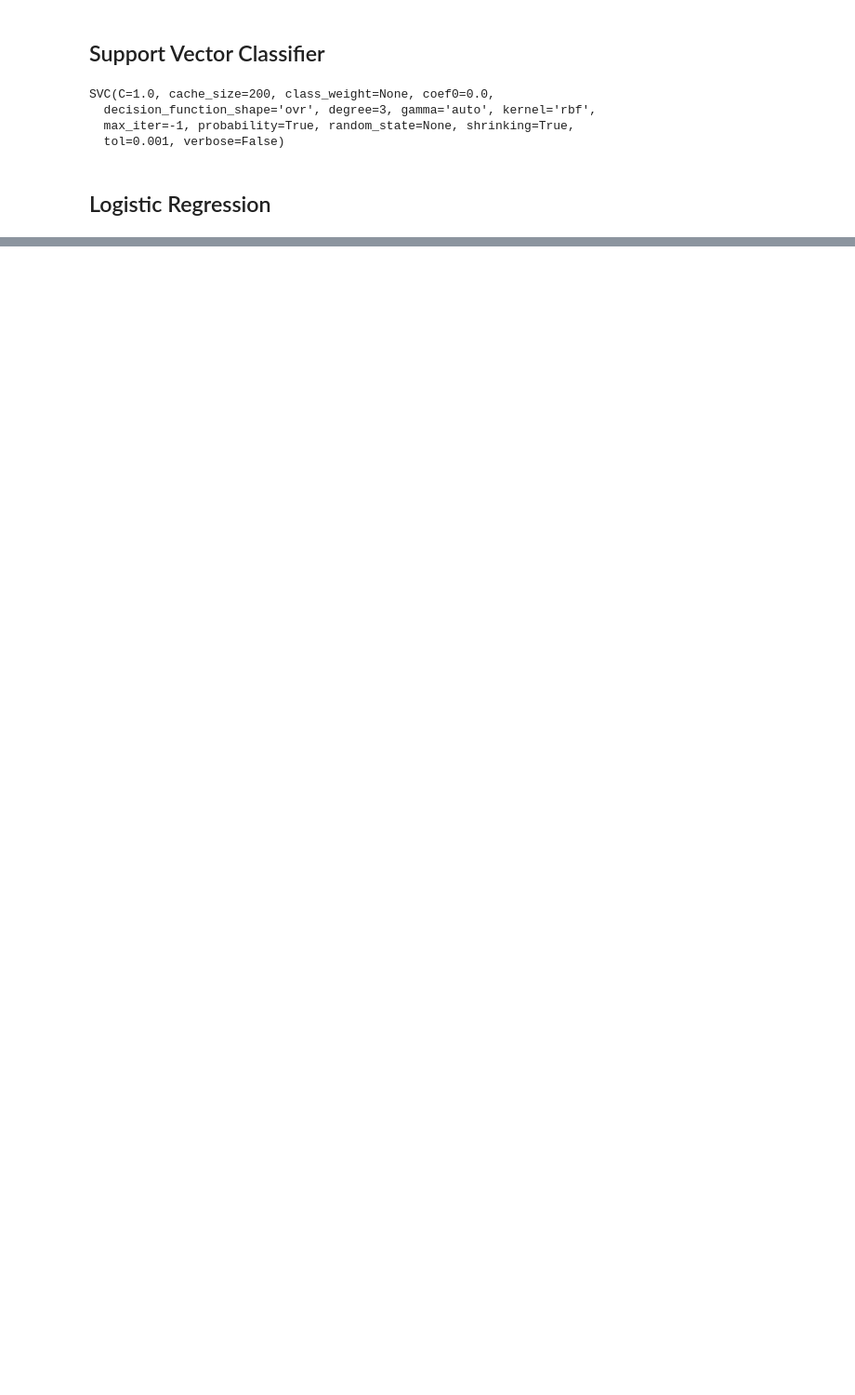
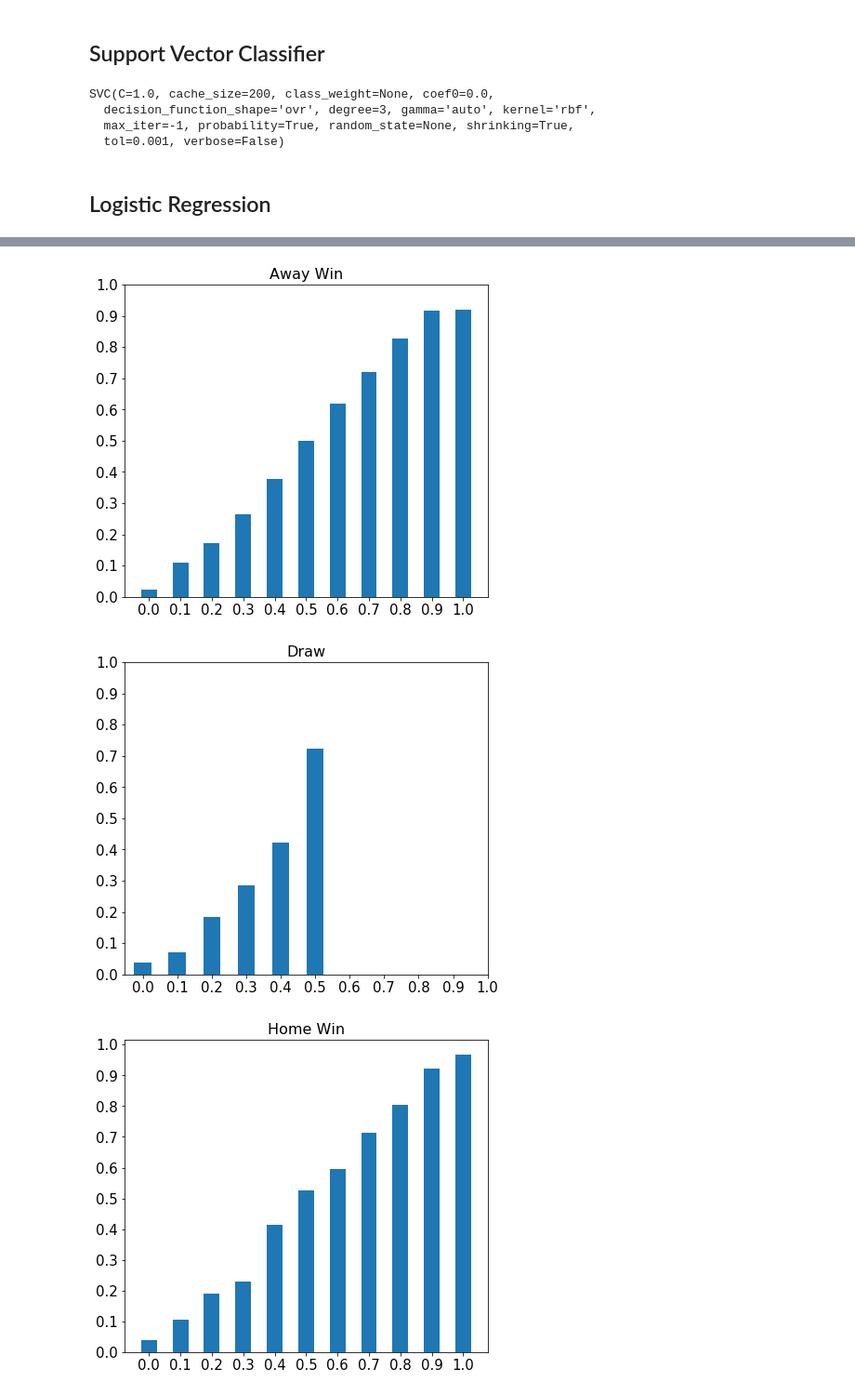
Before and after one commit to jay-z007/CSE519-2017-111463646, a Jupyter notebook: model.ipynb, the cells around one changed output, grey strips where cells are left out. Shown: that part at 93% size. Saved outputs shown, nothing was run; the diff lists cells and outputs as text; code cells hidden in the pictures; blank space fills up the shorter version.

```diff
--- a/model.ipynb
+++ b/model.ipynb
@@ -93,7 +138,7 @@ train_data.drop_duplicates(inplace=True, keep='first')
 X = train_data.drop(['winner', 'date', 'match_id', 'home_team', 'away_team'], axis=1)
 Y = train_data['winner']
 # %%
-X_train, X_test, y_train, y_test = train_test_split(X, Y, test_size=0.1,shuffle= False)
+X_train, X_test, y_train, y_test = train_test_split(X, Y, test_size=0.1)
 # %% [markdown]
 ## Support Vector Classifier
 # %%
@@ -128,0 +173,6 @@ y_prob = lr.predict_proba(X_test)
+# %%
+eval_probs(y_prob, y_test, [-1,0,1],show_plot=True)
+# %% [output]
+[figure, added]
+[figure, added]
+[figure, added]
```
Also changed, not shown: parts of 33 cells of this notebook.
